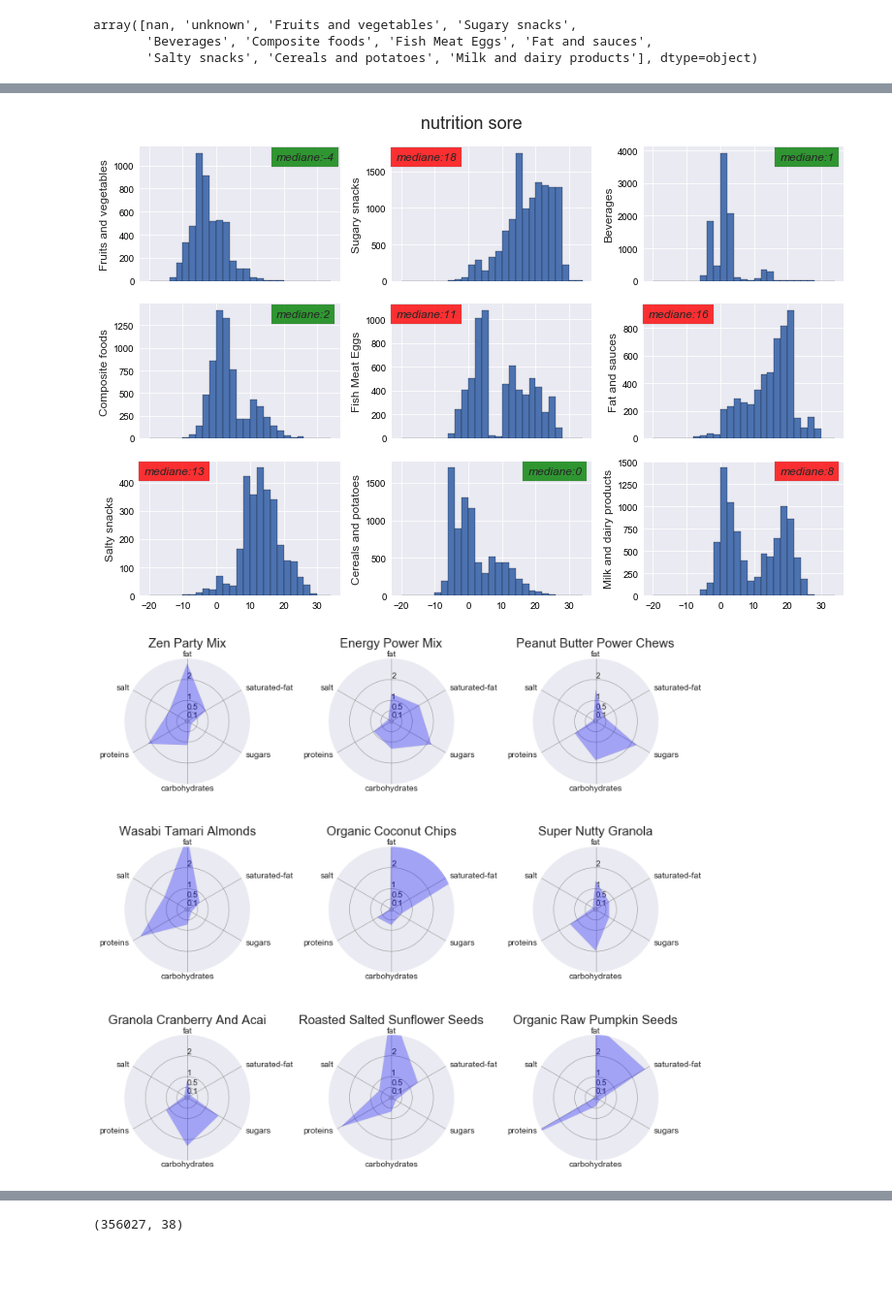
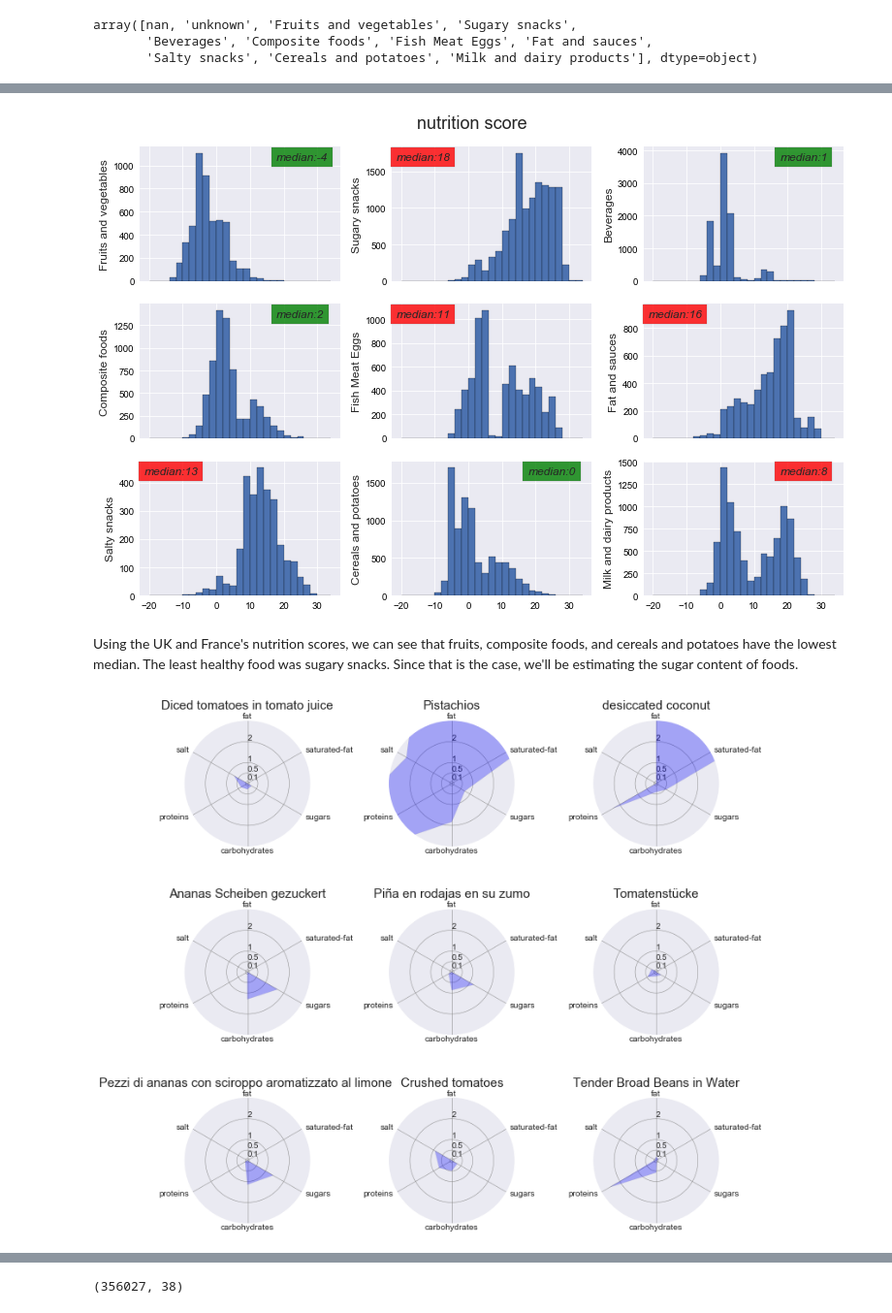
Before and after one commit to jazzyjzou/ml_team, a Jupyter notebook: ml_final.ipynb, the cells around one changed output, grey strips where cells are left out. Shown at 97% size. Cells and saved outputs as stored; diff of their text form; code cells hidden in the pictures; blank space fills up the shorter version.

```diff
--- a/ml_final.ipynb
+++ b/ml_final.ipynb
@@ -323,0 +382,4 @@ Nb of categories in 'pnns_groups_1': 10
+# %%
+columns_to_remove = list(col_filling[df_new.shape[0] -
+                                     col_filling['missing_count'] < 70]['column_name'])
+columns_to_remove
@@ -323,0 +404,2 @@ Nb of categories in 'pnns_groups_1': 10
+# %%
+df_new.drop(columns_to_remove, axis = 1, inplace = True)
@@ -332,10 +411,0 @@ quantite = ['energy_100g', 'vitamin-a_100g', 'vitamin-c_100g', 'vitamin-b3_100g'
-# %%
-sigma = [0 for _ in range(12)]
-mediane = [0 for _ in range(12)]
-for i in range(len(quantite)):
-    colonne = quantite[i]
-    mediane[i] = df_new[pd.notnull(df_new[colonne])][colonne].median()
-    test = df_new[pd.notnull(df_new[colonne])][colonne]
-    test = test.sort_values()
-    if i != 4: sigma[i] = np.std(test[:-15])
-    else :     sigma[i] = np.std(test[:-25])
@@ -413,19 +466,21 @@ for ax in axes.reshape(-1):
     mediane = int(categ_prod[i].median())
     color = 'green' if mediane <= 4 else 'red'
     if mediane < 11:
-        ax.text(0.68, 0.9, 'mediane:{}'.format(int(categ_prod[i].median())), style='italic',
+        ax.text(0.68, 0.9, 'median:{}'.format(int(categ_prod[i].median())), style='italic',
                 transform=ax.transAxes, fontsize = 12,
                 bbox={'facecolor':color, 'alpha':0.8, 'pad':5})
     else:
-        ax.text(0.02, 0.9, 'mediane:{}'.format(int(categ_prod[i].median())), style='italic',
+        ax.text(0.02, 0.9, 'median:{}'.format(int(categ_prod[i].median())), style='italic',
                 transform=ax.transAxes, fontsize = 12,
                 bbox={'facecolor':'red', 'alpha':0.8, 'pad':5})
     i += 1
 
-tPlot.text(0.5, 1.01, 'nutrition sore', ha='center', fontsize = 18)
+tPlot.text(0.5, 1.01, 'nutrition score', ha='center', fontsize = 18)
 plt.tight_layout()
 # %% [output]
-[figure, old version]
+[figure, new version]
+# %% [markdown]
+Using the UK and France's nutrition scores, we can see that fruits, composite foods, and cereals and potatoes have the lowest median. The least healthy food was sugary snacks. Since that is the case, we'll be estimating the sugar content of foods.
 # %%
 def spider(values, cat, ax):
     N = len(cat)
@@ -470,26 +525,27 @@ def spider(values, cat, ax):
                 horizontalalignment=ha, verticalalignment="center")
 # %%
 liste_columns = ['fat_100g', 'saturated-fat_100g', 'sugars_100g', 'carbohydrates_100g',
-                 'proteins_100g', 'salt_100g']
+                'proteins_100g', 'salt_100g']
 
-df_chart = df_new[pd.notnull(df_new[liste_columns]).all(axis = 1)]
+fruit_df = df_new[df_new["pnns_groups_1"] == "Fruits and vegetables"]
+df_chart = fruit_df[pd.notnull(fruit_df[liste_columns]).all(axis = 1)]
 mean_values = list(df_chart[liste_columns].mean().values)
 
 fig, axes = plt.subplots(nrows=3, ncols=3, subplot_kw=dict(projection='polar'), figsize=(11,11))
 axes = np.array(axes)
 
 list_nutriments = [s.strip('_100g') for s in liste_columns]
 
 ind = 0
 for ax in axes.reshape(-1):
-    ind += 1
-    ind2 = 4*ind
-    absolute_values = list(df_chart.iloc[ind2][liste_columns].T.values)
-    values  = [ val/mean_values[i] for i, val in enumerate(absolute_values)]
-    spider(values, list_nutriments, ax)
-    ax.set_title(df_chart.iloc[ind2]['product_name'], fontsize = 15)
+   ind += 1
+   ind2 = 4*ind
+   absolute_values = list(df_chart.iloc[ind2][liste_columns].T.values)
+   values  = [ val/mean_values[i] for i, val in enumerate(absolute_values)]
+   spider(values, list_nutriments, ax)
+   ax.set_title(df_chart.iloc[ind2]['product_name'], fontsize = 15)
 
 fig.subplots_adjust(hspace=0.5)
 plt.show()
 # %% [output]
-[figure, old version]
+[figure, new version]
```
Also changed, not shown: parts of 81 cells of this notebook.
